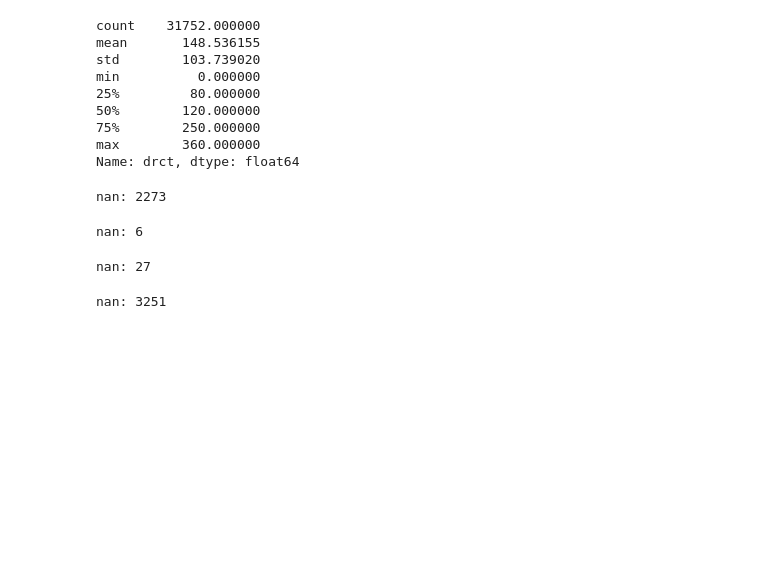
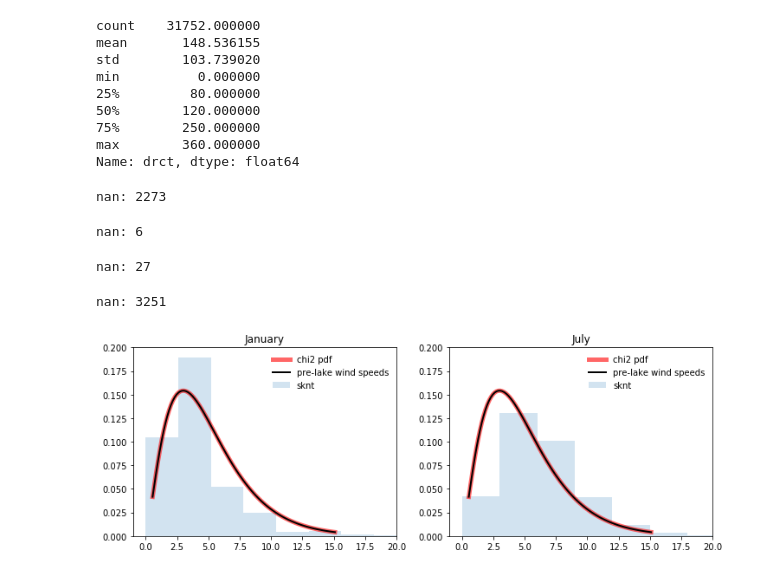
Before and after one commit to slj287/tempe_town_lake, a Jupyter notebook: practice.ipynb, the cells around one changed output. Drawn from its saved outputs; the diff is of its cells as text; code cells hidden in the pictures; blank space fills up the shorter version.

Commit message:
practice.ipynb: plot_month() for "debugging" chi2 distribution

```diff
--- a/practice.ipynb
+++ b/practice.ipynb
@@ -2517,3 +2517,37 @@ dfv1 = dfd1['drct'].value_counts(dropna=False)
 print("nan: %d" % dfv1[np.nan])
 # %% [output]
 nan: 3251
+# %%
+from scipy.stats import chi2
+import matplotlib.pyplot as plt
+import numpy as np
+from wind_analysis import get_deduped_df
+
+grouped = get_deduped_df()
+pre_grouped = grouped["1995":"1998"].sknt.dropna()
+grouped_by_month_pre = pre_grouped.groupby(pre_grouped.index.month)
+
+def plot_month(m_df, ax, title):
+    dof = 5
+    mean, var, skew, kurt = chi2.stats(dof, moments= 'mvsk')
+    ax.set_xlim(-1,20)
+    ax.set_ylim(0,.20)
+    ax.set_title(title)
+
+    x = np.linspace(chi2.ppf(0.01, dof),
+                    chi2.ppf(0.99, dof), 100)
+    ax.plot(x, chi2.pdf(x, dof),
+            'r-', lw=5, alpha=0.6, label='chi2 pdf')
+    rv = chi2(dof)
+    ax.plot(x, rv.pdf(x), 'k-', lw=2, label='pre-lake wind speeds')
+
+    ax.hist(m_df, density=True, histtype='stepfilled', alpha=0.2)
+    ax.legend(loc='best', frameon=False)
+
+
+fig, axes = plt.subplots(nrows=1, ncols=2, figsize=(12, 4))
+plot_month(grouped_by_month_pre.get_group(1), axes[0], "January")
+plot_month(grouped_by_month_pre.get_group(7), axes[1], "July")
+plt.show()
+# %% [output]
+[figure, added]
```
